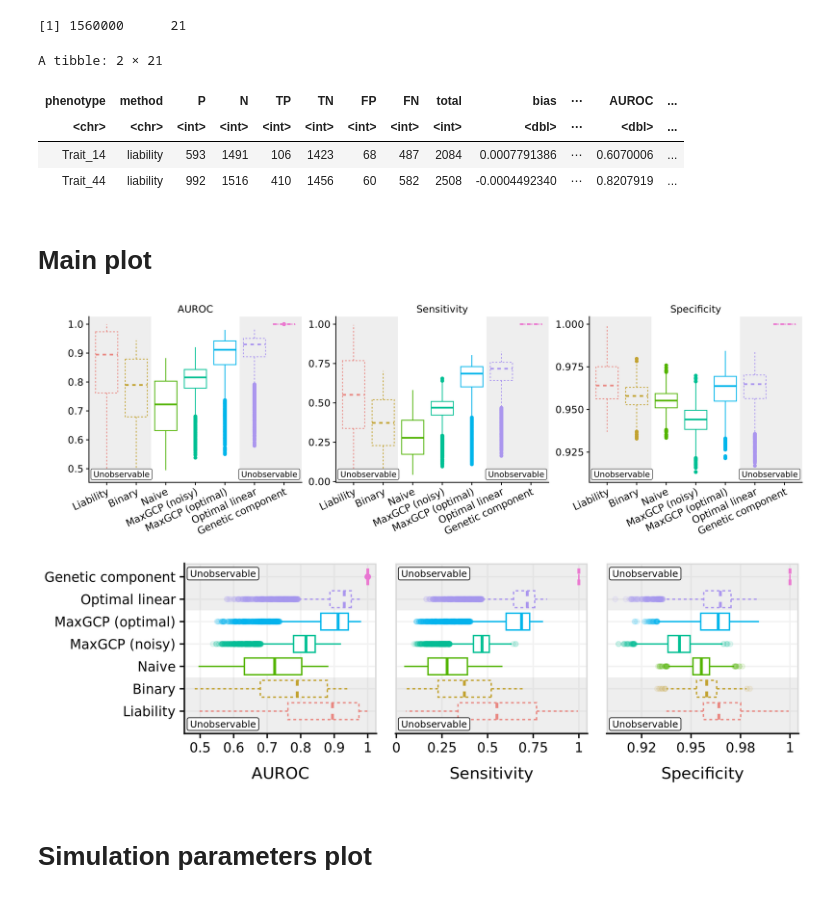
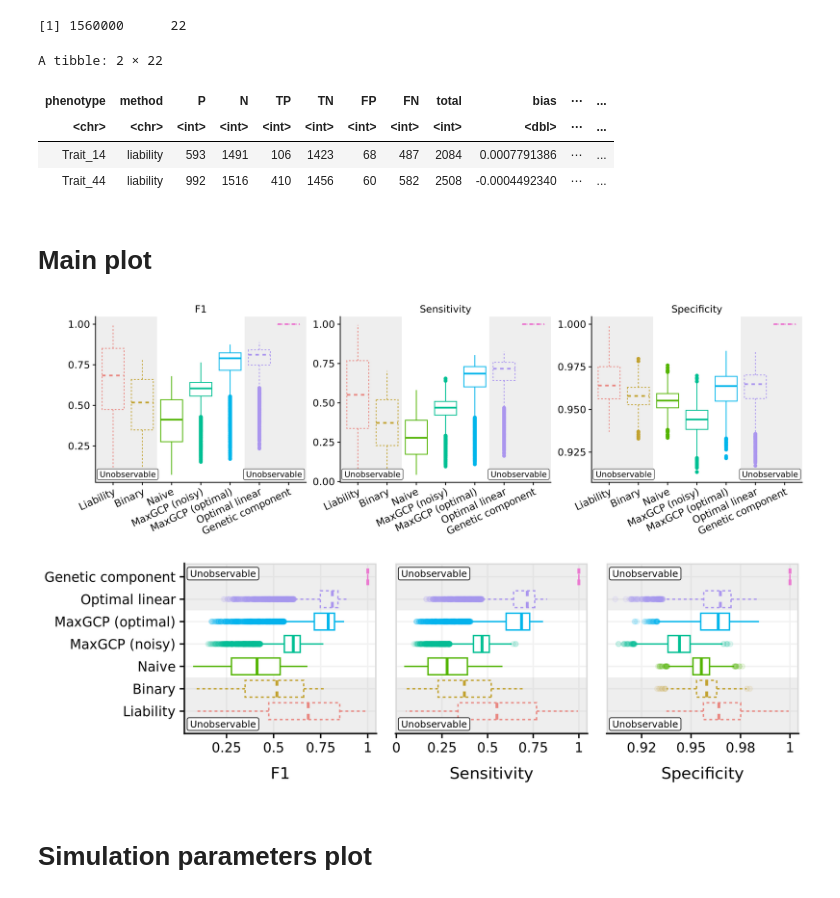
Before and after one commit to tatonetti-lab/maxgcp-analysis, a Jupyter notebook: 1.simulation/plot.ipynb, the cells around one changed output. Cells and saved outputs as stored; diff of their text form; code cells hidden in the pictures.

Commit message:
refactor: switch to F1 score in simulations
white background

```diff
--- a/1.simulation/plot.ipynb
+++ b/1.simulation/plot.ipynb
@@ -29,18 +29,19 @@ full_df <- read_tsv_arrow("data/full_summary.tsv.zst") %>%
             str_extract(method, "(?<=v_)([0-9\\.]+)") %>% as.double,
             0
         ),
+        F1 = 2 * TP / (2 * TP + FP + FN),
     )
 
 full_df %>% dim
 
 full_df %>% head(2)
 # %% [output]
-[1] 1560000      21
+[1] 1560000      22
-A tibble: 2 × 21
+A tibble: 2 × 22
-| phenotype | method | P | N | TP | TN | FP | FN | total | bias | ⋯ | AUROC | ... |
-| <chr> | <chr> | <int> | <int> | <int> | <int> | <int> | <int> | <int> | <dbl> | ⋯ | <dbl> | ... |
-| Trait_14 | liability | 593 | 1491 | 106 | 1423 | 68 | 487 | 2084 | 0.0007791386 | ⋯ | 0.6070006 | ... |
-| Trait_44 | liability | 992 | 1516 | 410 | 1456 | 60 | 582 | 2508 | -0.0004492340 | ⋯ | 0.8207919 | ... |
+| phenotype | method | P | N | TP | TN | FP | FN | total | bias | ⋯ | ... |
+| <chr> | <chr> | <int> | <int> | <int> | <int> | <int> | <int> | <int> | <dbl> | ⋯ | ... |
+| Trait_14 | liability | 593 | 1491 | 106 | 1423 | 68 | 487 | 2084 | 0.0007791386 | ⋯ | ... |
+| Trait_44 | liability | 992 | 1516 | 410 | 1456 | 60 | 582 | 2508 | -0.0004492340 | ⋯ | ... |
 # %% [markdown]
 # Main plot
 # %%
@@ -50,13 +51,6 @@ main_plot <- full_df %>%
     mutate(
         method = method %>%
             recode_factor(
-                # liability = "Naive (liability)",
-                # `binary_m_0.0` = "Naive (binary)",
-                # `binary_m_0.25` = "Naive (missingness)",
-                # `maxgcp_m_0.25_v_0.05` = "MaxGCP (noisy)",
-                # `maxgcp_m_0.25_v_0.0` = "MaxGCP (optimal)",
-                # optimal = "Optimal linear",
-                # g = "Genetic component",
                 liability = "Liability",
                 `binary_m_0.0` = "Binary",
                 `binary_m_0.25` = "Naive",
@@ -65,44 +59,45 @@ main_plot <- full_df %>%
                 optimal = "Optimal linear",
                 g = "Genetic component",
             ),
-        # dashed = method %in% c("Naive (liability)", "Naive (binary)", "Optimal linear", "Genetic component"),
         dashed = method %in% c("Liability", "Binary", "Optimal linear", "Genetic component"),
     ) %>%
     filter(!str_detect(method, "_")) %>%
     filter(h == 0.5, s == 0.9, p == 0.0) %>%
     distinct %>%
     rename(Sensitivity = sensitivity, Specificity = specificity) %>%
-    pivot_longer(c(AUROC:Specificity), names_to = "metric", values_to = "metric_value") %>%
+    pivot_longer(c(F1, AUROC, Sensitivity, Specificity), names_to = "metric",
+                 values_to = "metric_value") %>%
+    filter(metric != "AUROC") %>%
     ggplot(aes(x = method, y = metric_value, color = method)) +
     geom_boxplot(aes(linetype = dashed)) +
     annotate(
         geom = "rect", xmin = -Inf, xmax = 2.5, ymin = -Inf, ymax = Inf,
         fill = "grey", color = "transparent", alpha = 0.25,
     ) +
     annotate(
         geom = "rect", xmin = 5.5, xmax = Inf, ymin = -Inf, ymax = Inf,
         fill = "grey", color = "transparent", alpha = 0.25,
     ) +
     annotate(geom = "label", x = 1.5, y = -Inf, label = "Unobservable", hjust = 0.5, vjust = -0.25, size = 3.5) +
     annotate(geom = "label", x = 6.5, y = -Inf, label = "Unobservable", hjust = 0.5, vjust = -0.25, size = 3.5) +
     ylab("Metric value") +
     theme_cowplot() +
     facet_wrap(vars(metric), scales = "free_y") +
     theme(
         axis.text.x = element_text(angle = 25, hjust = 1),
         axis.title.x = element_blank(),
         axis.title.y = element_blank(),
         legend.position = "none",
-        # strip.background = element_rect(fill = "grey95", color = "grey75"),
         strip.background = element_blank(),
         plot.margin = margin(0, 0.25, 0, 1.25, "cm")
     )
 
-save_plot("img/main.all.png", main_plot, base_width = 13, base_height = 4, dpi = 400)
+save_plot("img/main.all.png", main_plot, base_width = 13, base_height = 4,
+          dpi = 400, bg = "white")
 
 main_plot
 # %% [output]
-[figure, old version]
+[figure, new version]
 # %%
 options(repr.plot.width = 8, repr.plot.height = 2.5, repr.plot.res = 250)
 
@@ -124,8 +119,10 @@ main_plot <- full_df %>%
     filter(h == 0.5, s == 0.9, p == 0.0) %>%
     distinct %>%
     rename(Sensitivity = sensitivity, Specificity = specificity) %>%
-    pivot_longer(c(AUROC:Specificity), names_to = "metric", values_to = "metric_value") %>%
+    pivot_longer(c(AUROC, F1, Sensitivity, Specificity), names_to = "metric",
+                 values_to = "metric_value") %>%
     select(method, metric, metric_value, dashed) %>%
+    filter(metric != "AUROC") %>%
     ggplot(aes(y = method, x = metric_value, color = method, linetype = dashed)) +
     geom_boxplot(outlier.alpha = 0.1) +
     facet_wrap(vars(metric), scales = "free_x", switch = "x") +
@@ -149,14 +146,17 @@ main_plot <- full_df %>%
         geom = "rect", ymin = 5.5, ymax = Inf, xmin = -Inf, xmax = Inf,
         fill = "grey", color = "transparent", alpha = 0.25,
     ) +
-    annotate(geom = "label", y = 0, x = -Inf, label = "Unobservable", hjust = -0.04, vjust = -0.25, size = 2.5) +
-    annotate(geom = "label", y = 7, x = -Inf, label = "Unobservable", hjust = -0.04, vjust = 0.25, size = 2.5)
+    annotate(geom = "label", y = 0, x = -Inf, label = "Unobservable", hjust = -0.04,
+             vjust = -0.25, size = 2.5) +
+    annotate(geom = "label", y = 7, x = -Inf, label = "Unobservable", hjust = -0.04,
+             vjust = 0.25, size = 2.5)
 
-save_plot("img/main.all.horizontal.png", main_plot, base_width = 8, base_height = 2.5, dpi = 400)
+save_plot("img/main.all.horizontal.png", main_plot, base_width = 8, base_height = 2.5,
+          dpi = 400, bg = "white")
 
 main_plot
 # %% [output]
-[figure, old version]
+[figure, new version]
 # %% [markdown]
 # Simulation parameters plot
 # %%
```
Also changed, not shown: parts of 4 cells of this notebook, 3 other files.
